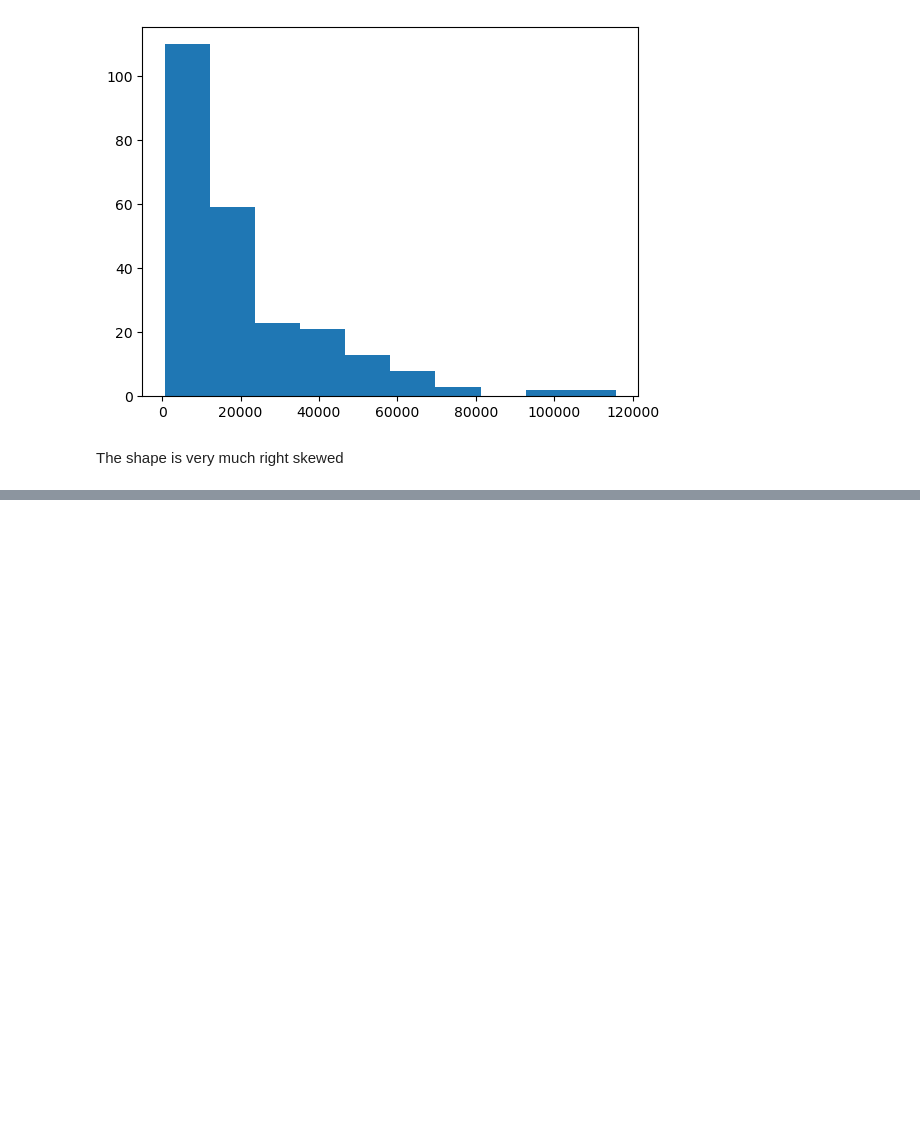
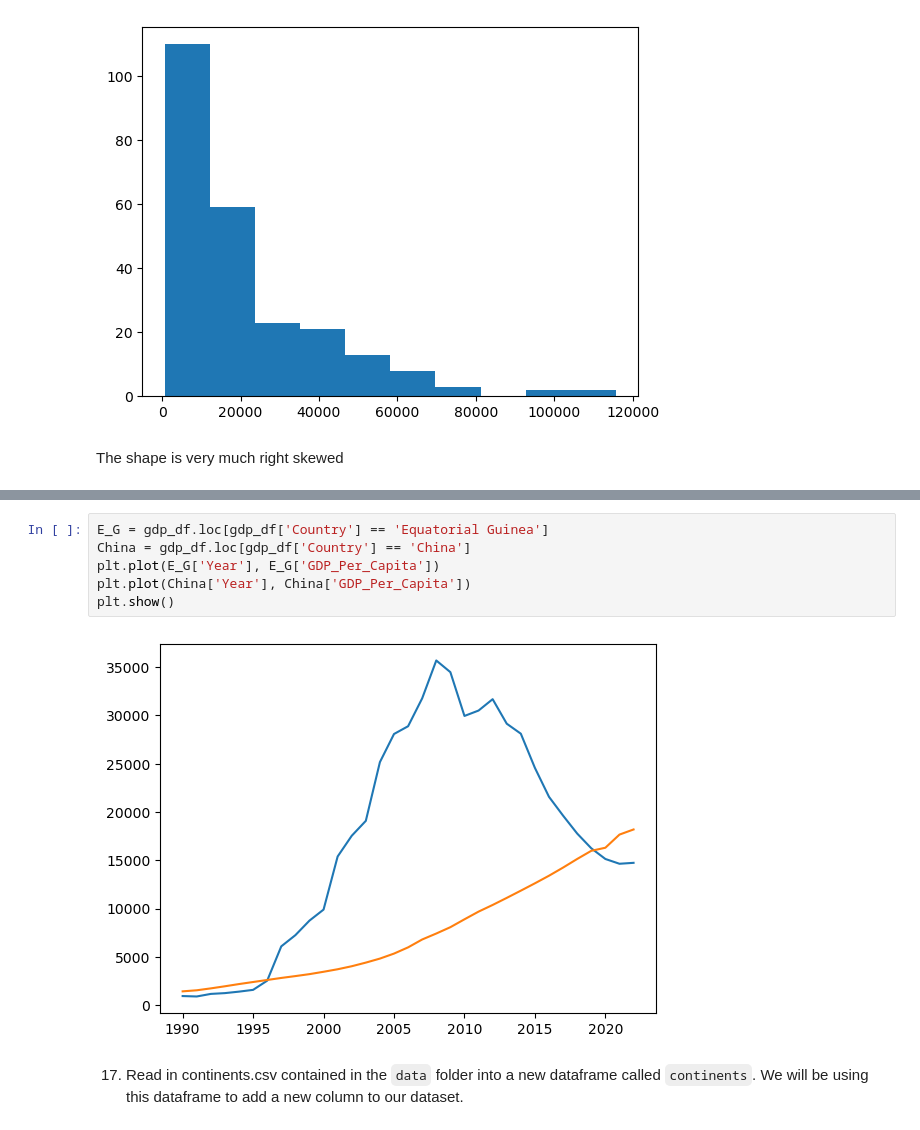
Before and after one commit to nss-data-science-cohort-8/un-exploration-GetGubbz, a Jupyter notebook: UN_Data_Exploration.ipynb, the cells around one changed output, grey strips where cells are left out. Saved outputs shown, nothing was run; the diff lists cells and outputs as text; blank space fills up the shorter version.

```diff
--- a/UN_Data_Exploration.ipynb
+++ b/UN_Data_Exploration.ipynb
@@ -274,0 +311,10 @@ KeyError: '1990'
+# %%
+E_G = gdp_df.loc[gdp_df['Country'] == 'Equatorial Guinea']
+China = gdp_df.loc[gdp_df['Country'] == 'China']
+plt.plot(E_G['Year'], E_G['GDP_Per_Capita'])
+plt.plot(China['Year'], China['GDP_Per_Capita'])
+plt.show()
+# %% [output]
+[figure, added]
+# %% [markdown]
+17. Read in continents.csv contained in the `data` folder into a new dataframe called `continents`. We will be using this dataframe to add a new column to our dataset.
```
Also changed, not shown: parts of 43 cells of this notebook.
